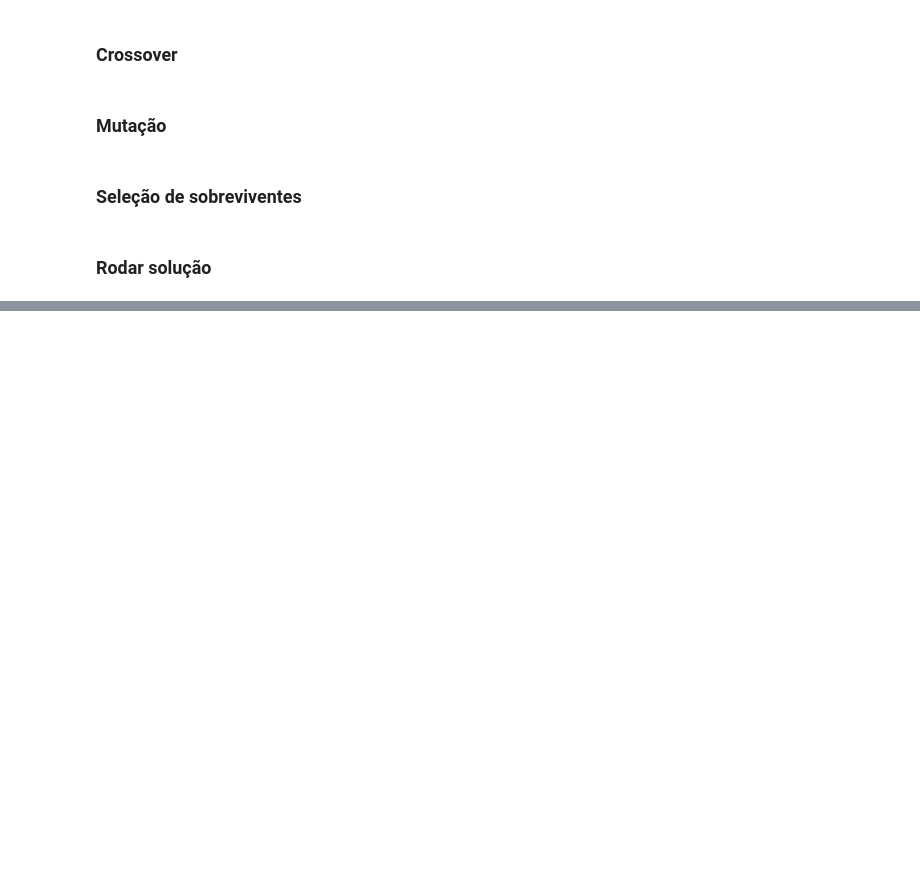
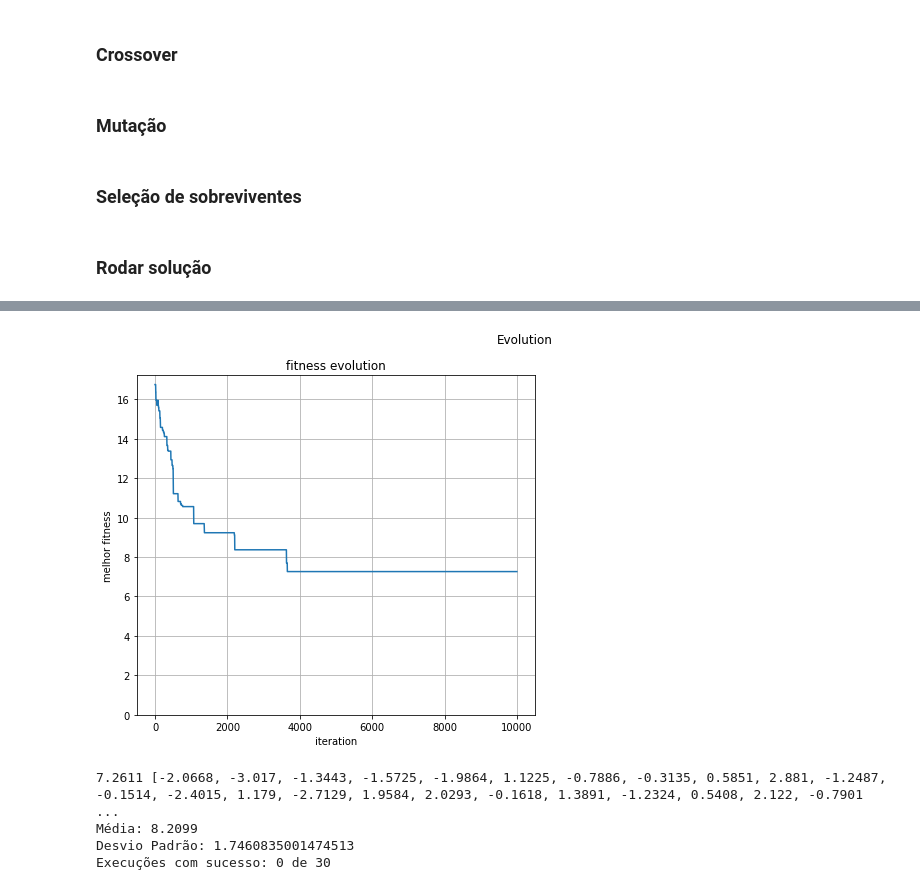
Before and after one commit to vhlk/EEAckleyFunc, a Jupyter notebook: AckleyEE.ipynb, the cells around one changed output, grey strips where cells are left out. Cells and saved outputs as stored; diff of their text form; code cells hidden in the pictures; blank space fills up the shorter version.

Commit message:
Mutação por modificação

```diff
--- a/AckleyEE.ipynb
+++ b/AckleyEE.ipynb
@@ -755,0 +799,75 @@ Melhor fitness:  2.4788
+# %%
+def mutacao_por_modificacao(individuo: List[float]) -> List[float]:
+    """ Realiza mutação 'por modificação' de `D/3` genes utilizando N(0,10)
+    :param individuo: Individuo no qual será realizada a mutação.
+    :return: Individuo mutado.
+    """
+
+    indices = random.sample(range(D), D // 3)
+
+    for i in range(len(indices)):
+      individuo[indices[i]] = individuo[indices[i]] + random.normalvariate(0, 7)
+      individuo[indices[i]] = max(RANGE_XI[0], individuo[indices[i]])
+      individuo[indices[i]] = min(RANGE_XI[1], individuo[indices[i]])
+
+    return individuo
+# %%
+convergiram = 0
+best_fitness = float("inf")
+best_sol = []
+fitness_best_sol = []
+best_sol_iterations = 0
+
+for _ in range(NUM_EXEC):
+  resetar_populacao()
+  criar_populacao()
+
+  list_fitness = []
+
+  FITNESS_FUNC = ackley_funct
+
+  for i in range(ITERACOES):
+      pai1, pai2 = selecionar_pais_roleta()
+
+      filho1, filho2 = tentar_crossover(pai1, pai2, crossover)
+      filho1, filho2 = tentar_mutacao(filho1, mutacao_por_modificacao), tentar_mutacao(filho2, mutacao_por_modificacao)
+      populacao.append(filho1)
+      populacao.append(filho2)
+
+      selecao_elitista()
+
+      fitness_ = fitness(FITNESS_FUNC, populacao[0])
+
+      list_fitness.append(fitness_)
+
+      if is_close(fitness_, 0):
+        print("Solução:", populacao[0])
+        print(f'Quantidade de épocas levadas: {i+1}')
+        print(f'Fitness médio: {np.mean([fitness(FITNESS_FUNC, elem) for elem in populacao]) : .2f}')
+
+        if fitness(FITNESS_FUNC, populacao[1]) == 0:
+          print(f'Num de indivíduos que convergiram: {2}')
+        else:
+          print(f'Num de indivíduos que convergiram: {1}')
+
+        print("Genótipos próximos: ")
+        for ind in populacao[:10]:
+          print(ind)
+        break
+
+  if i + 1 != ITERACOES:
+    convergiram += 1
+
+  if fitness_ < best_fitness:
+    best_fitness = fitness(FITNESS_FUNC, populacao[0])
+    best_sol = populacao[0]
+    fitness_best_sol = list_fitness
+    best_sol_iterations = i + 1
+
+plot_results(best_fitness, best_sol, fitness_best_sol, best_sol_iterations, convergiram)
+# %% [output]
+[figure, added]
+7.2611 [-2.0668, -3.017, -1.3443, -1.5725, -1.9864, 1.1225, -0.7886, -0.3135, 0.5851, 2.881, -1.2487, -0.1514, -2.4015, 1.179, -2.7129, 1.9584, 2.0293, -0.1618, 1.3891, -1.2324, 0.5408, 2.122, -0.7901 ...
+Média: 8.2099
+Desvio Padrão: 1.7460835001474513
+Execuções com sucesso: 0 de 30
```
Also changed, not shown: parts of 5 cells of this notebook.
